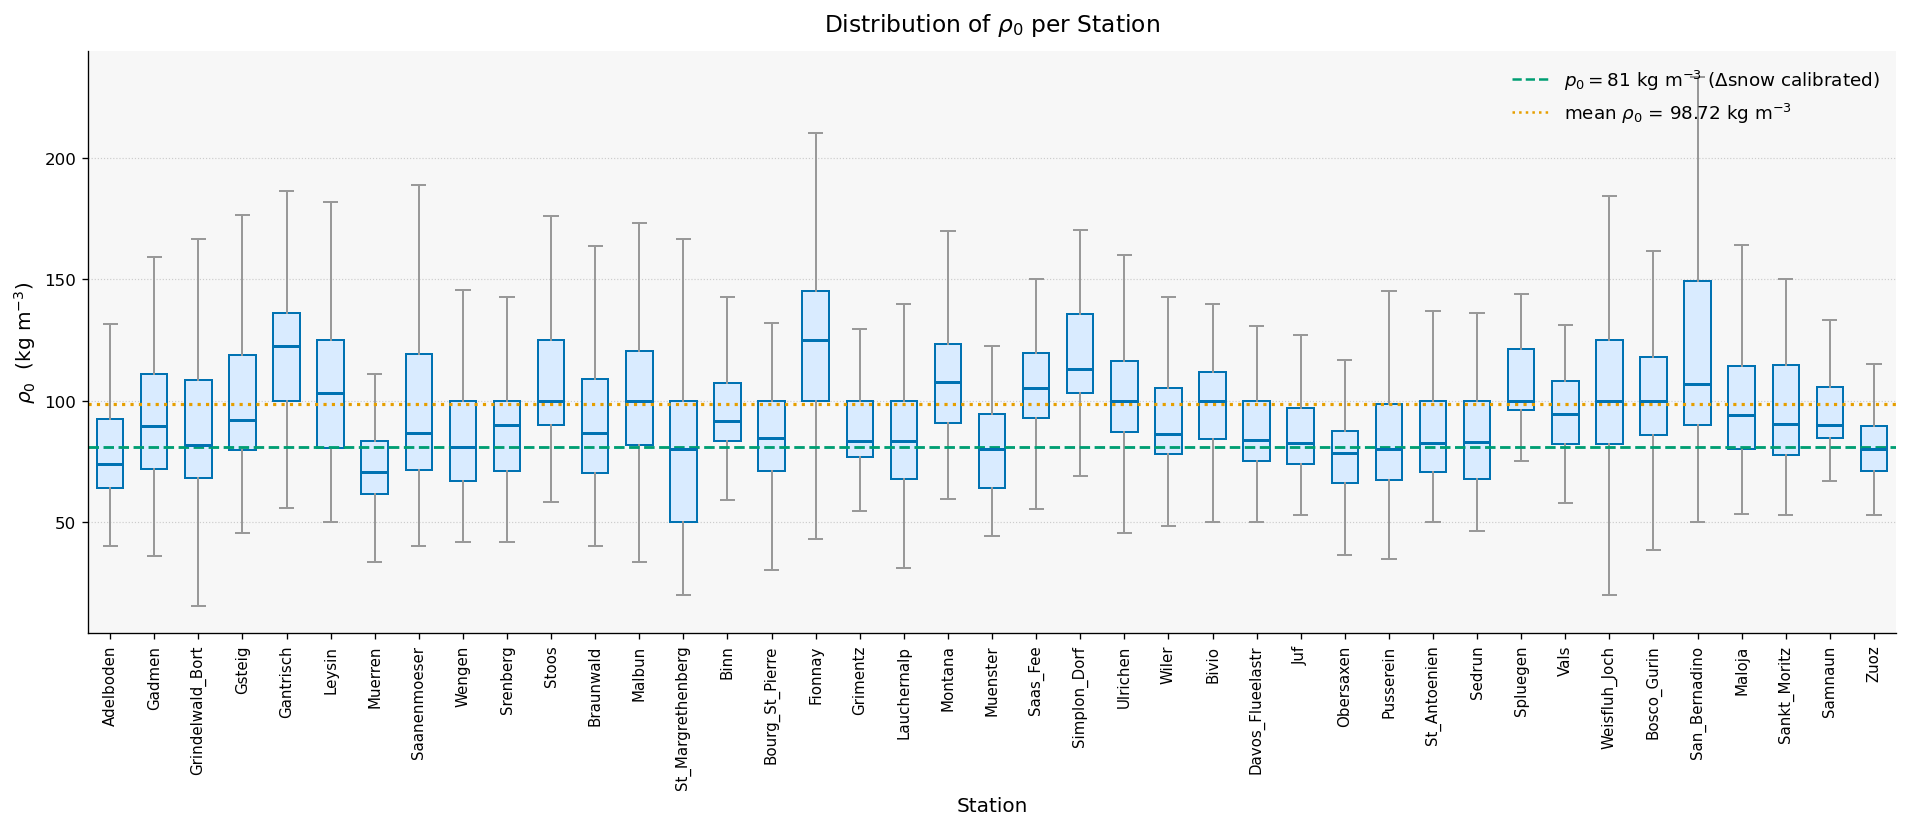
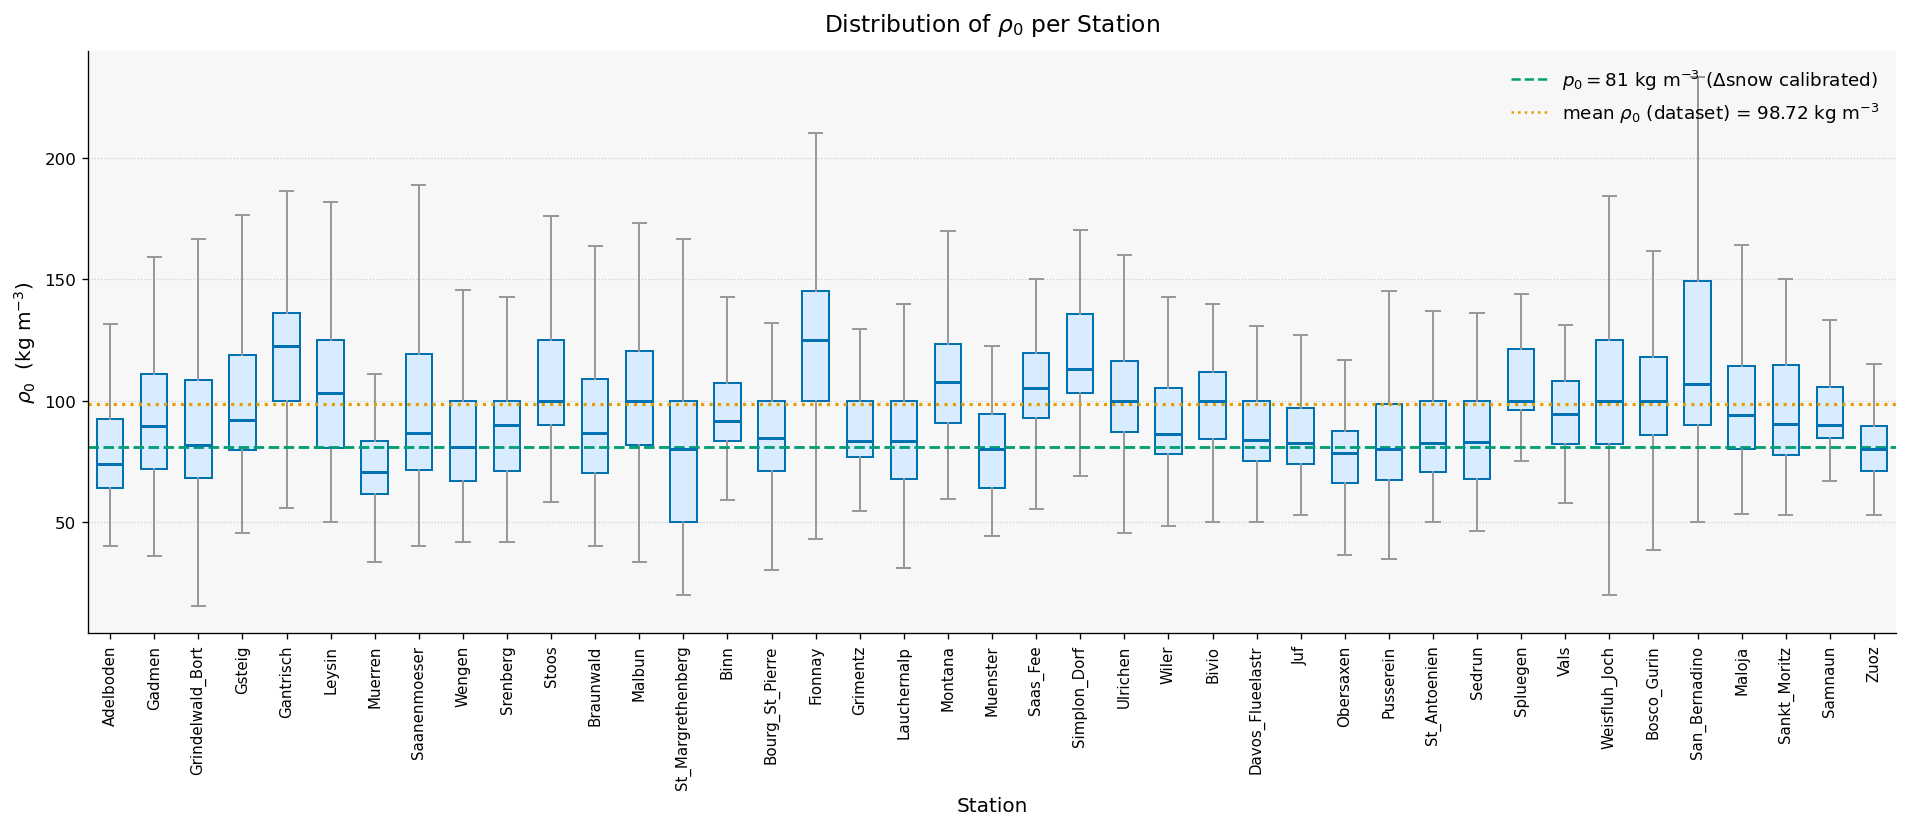
Unified diff of the notebook cell whose output changed from the first chart to the second:
--- before
+++ after
@@ -27,5 +27,5 @@
     capprops=dict(color=CB_GREY, linewidth=1.2),
     boxprops=dict(
-        facecolor="#D9EBFF",      # light, desaturated blue fill
+        facecolor="#D9EBFF",
         edgecolor=CB_BLUE,
         linewidth=1.2
@@ -38,21 +38,20 @@
 ax.tick_params(axis="y", labelsize=10)
 
-# --- Labels & Title (with units) ---
-# change units if rho0 is dimensionless, e.g. "[–]"
+# --- Labels & Title ---
 ax.set_ylabel(r"$\rho_0$  (kg m$^{-3}$)", fontsize=12)
 ax.set_xlabel("Station", fontsize=12)
 ax.set_title(r"Distribution of $\rho_0$ per Station", fontsize=14, pad=12)
 
-# --- Grid (light & clean) ---
+# --- Grid ---
 ax.grid(axis="y", linestyle=":", linewidth=0.7, color="#CCCCCC")
 ax.set_axisbelow(True)
 
 # --- Reference lines ---
-# p_0 = 81: Δsnow calibrated value
 p0 = 81.0
 ax.axhline(p0, linestyle="--", linewidth=1.7, color=CB_GREEN)
 
-# Mean rho0 line
-ax.axhline(mean_rho0, linestyle=":", linewidth=1.9, color=CB_ORANGE)
+# Dataset-wide mean rho0 (explicitly recomputed from ds)
+mean_rho0_dataset = float(((ds["HNW"] / ds["HN"]).where(ds["HN"] > 0)).mean(skipna=True))
+ax.axhline(mean_rho0_dataset, linestyle=":", linewidth=1.9, color=CB_ORANGE)
 
 # --- Legend ---
@@ -63,11 +62,8 @@
 line_mean = mlines.Line2D(
     [], [], linestyle=":", color=CB_ORANGE,
-    label=rf"mean $\rho_0$ = {mean_rho0:.2f} kg m$^{{-3}}$"
+    label=rf"mean $\rho_0$ (dataset) = {mean_rho0_dataset:.2f} kg m$^{{-3}}$"
 )
 
-ax.legend(handles=[line_p0, line_mean], loc="upper right",
-          frameon=False, fontsize=11)
-
-
+ax.legend(handles=[line_p0, line_mean], loc="upper right", frameon=False, fontsize=11)
 
 plt.tight_layout()

Commit: Refactor code structure for improved readability and maintainability, added the new SNWOPACKstations, added Histalp cliamte data plot